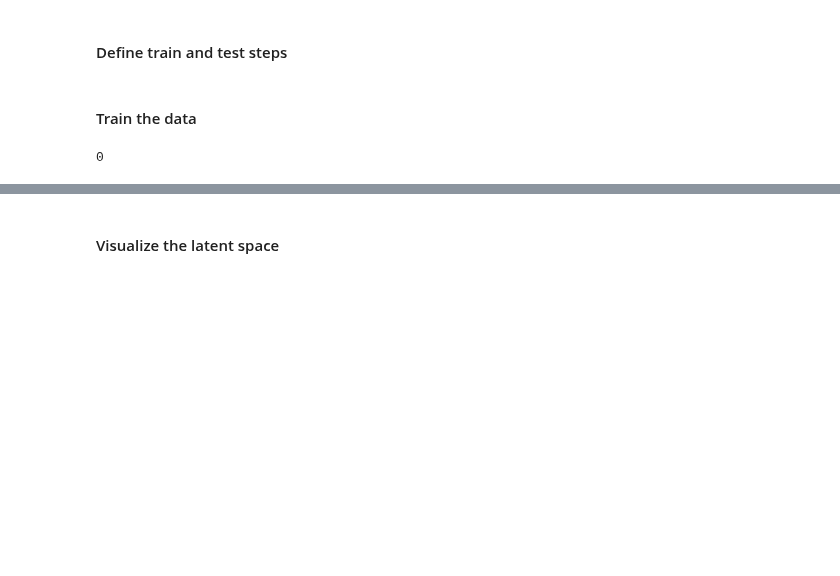
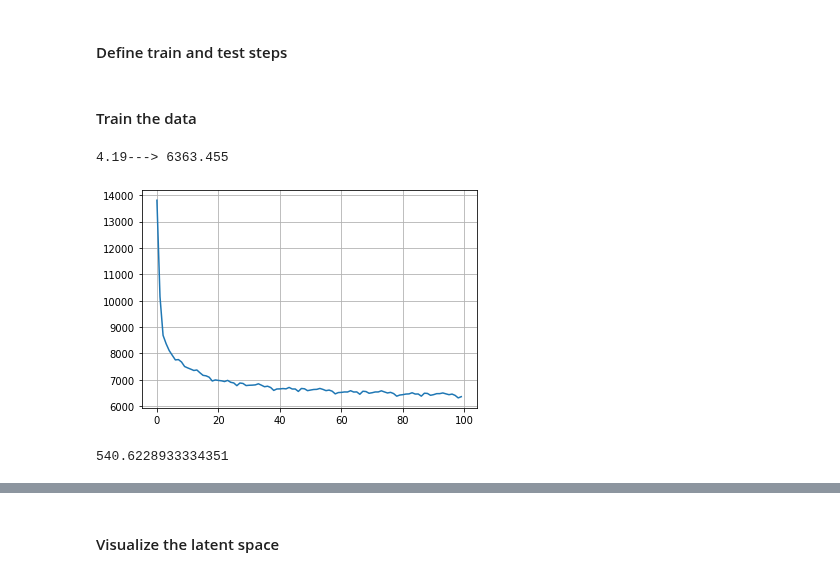
Before and after one commit to lorenzosintini/4YP, a Jupyter notebook: Models_v3/VAE_Novel_NASA.ipynb, the cells around one changed output, grey strips where cells are left out. Saved outputs shown, nothing was run; the diff lists cells and outputs as text; code cells hidden in the pictures; blank space fills up the shorter version.

```diff
--- a/Models_v3/VAE_Novel_NASA.ipynb
+++ b/Models_v3/VAE_Novel_NASA.ipynb
@@ -170,6 +168,21 @@ def train_test_dataset(model, train_dataset, test_dataset, epochs):
     plt.show()
   train_loss.reset_states()
   test_loss.reset_states()
+# %%
+def train_only_dataset(model, train_dataset, epochs):
+  train_ELBO = []
+  epoch_number = []
+  for epoch in range(epochs):
+    for train_x in train_dataset:
+      train_step(model, train_x, optimizer)
+
+    loss = train_loss.result()
+    train_ELBO.append(-loss)
+    epoch_number.append(epoch)
+
+  train_loss.reset_states()
+  test_loss.reset_states()
+  return loss
 # %% [markdown]
 #### Train the data
 # %%
@@ -187,10 +200,22 @@ z_size = 25
 model = CVAE(z_size)
-# %%
-start_time = time.time()
-for i in range(40):
-  for i in range(10):
-    train_dataset, test_dataset = setup_dataset(typical_images[i*10000:i*10000+10000].astype('float32'), typical_images[98700:98800].astype('float32'))
-    train_test_dataset(model, train_dataset, test_dataset, 1)
-print(time.time()-start_time)
-# %% [output]
-0
+# %%
+start_time = time.time()
+losses = []
+for j in range(5):
+  for i in range(20):
+    if i != 19: num = 5000
+    if i == 19: num = 3700
+    train_dataset = setup_dataset(typical_images[i*5000:i*5000+num].astype('float32'))
+    loss = train_only_dataset(model, train_dataset, 1)
+    losses = np.append(losses, loss.numpy())
+
+    clear_output()
+    print(str(j) + '.' + str(i) + '---> ' + str(loss.numpy()))
+    plt.plot(range(len(losses)), losses)
+    plt.grid(which='both', axis='both')
+    plt.show()
+print(time.time()-start_time)
+# %% [output]
+4.19---> 6363.455
+[figure, added]
+540.6228933334351
```
Also changed, not shown: parts of 13 cells of this notebook.
